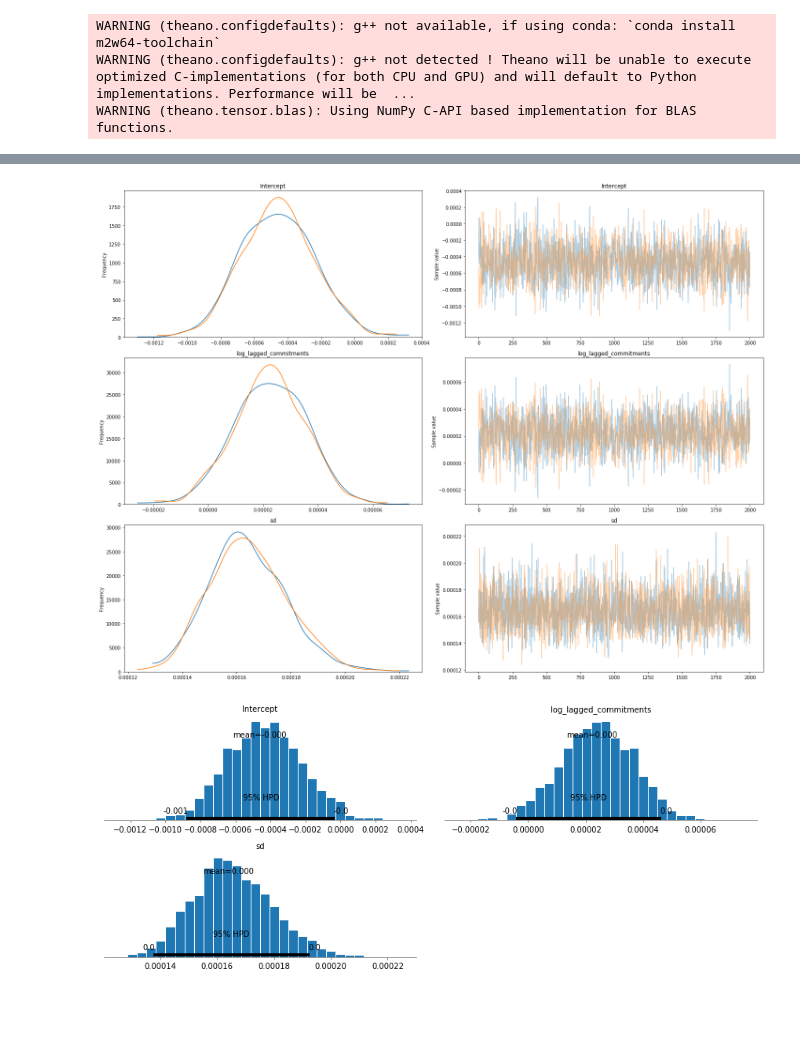
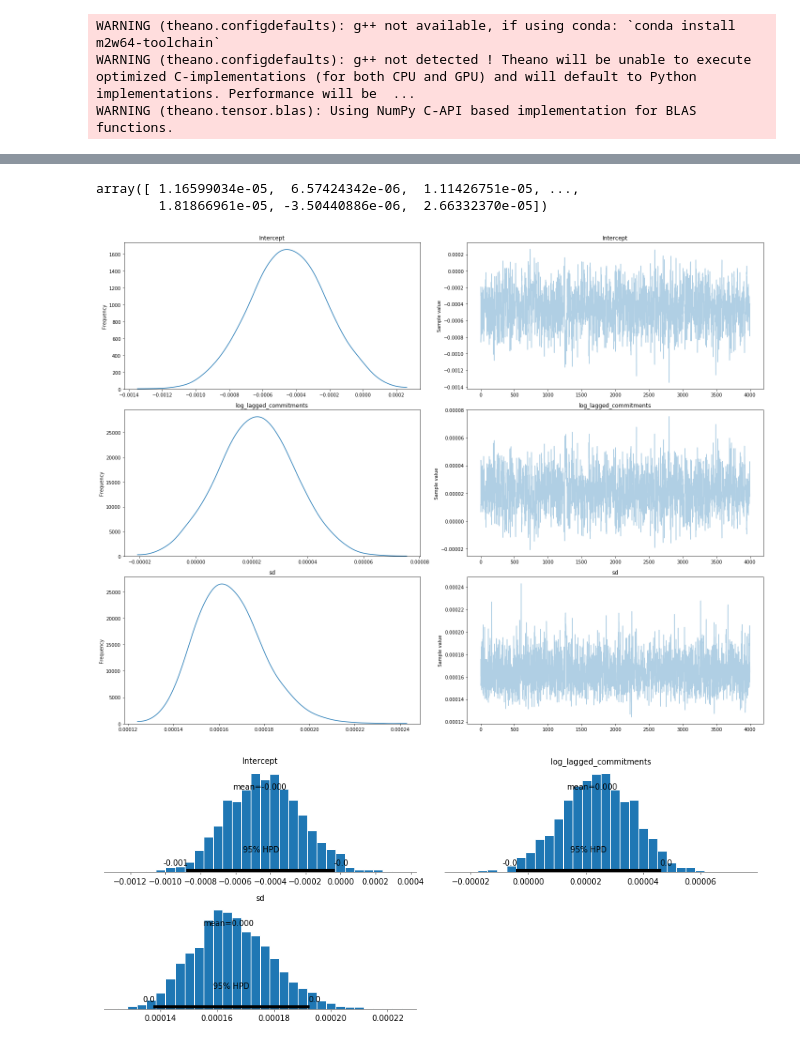
Before and after one commit to ytolochko/Diploma, a Jupyter notebook: Exploratory_geopds.ipynb, the cells around one changed output, grey strips where cells are left out. Cells and saved outputs as stored; diff of their text form; code cells hidden in the pictures; blank space fills up the shorter version.

```diff
--- a/Exploratory_geopds.ipynb
+++ b/Exploratory_geopds.ipynb
@@ -403,9 +416,14 @@ Only one chain was sampled, this makes it impossible to run some convergence che
+# %%
+normal_trace.get_values('log_lagged_commitments', chains=0)
+# %% [output]
+array([ 1.16599034e-05,  6.57424342e-06,  1.11426751e-05, ...,
+        1.81866961e-05, -3.50440886e-06,  2.66332370e-05])
 # %%
-pm.traceplot(normal_trace, figsize = (20, 15))
-plt.savefig('Graphs\\traceplot.png')
+pm.traceplot(normal_trace, figsize = (20, 15), combined=True)
+plt.savefig('Graphs\\traceplot_alt_data.png')
 plt.show()
 # %% [output]
-[figure, old version]
+[figure, new version]
 # %%
 pm.plot_posterior(normal_trace)
 plt.show()
```
Also changed, not shown: parts of 12 cells of this notebook, 21 other files.
